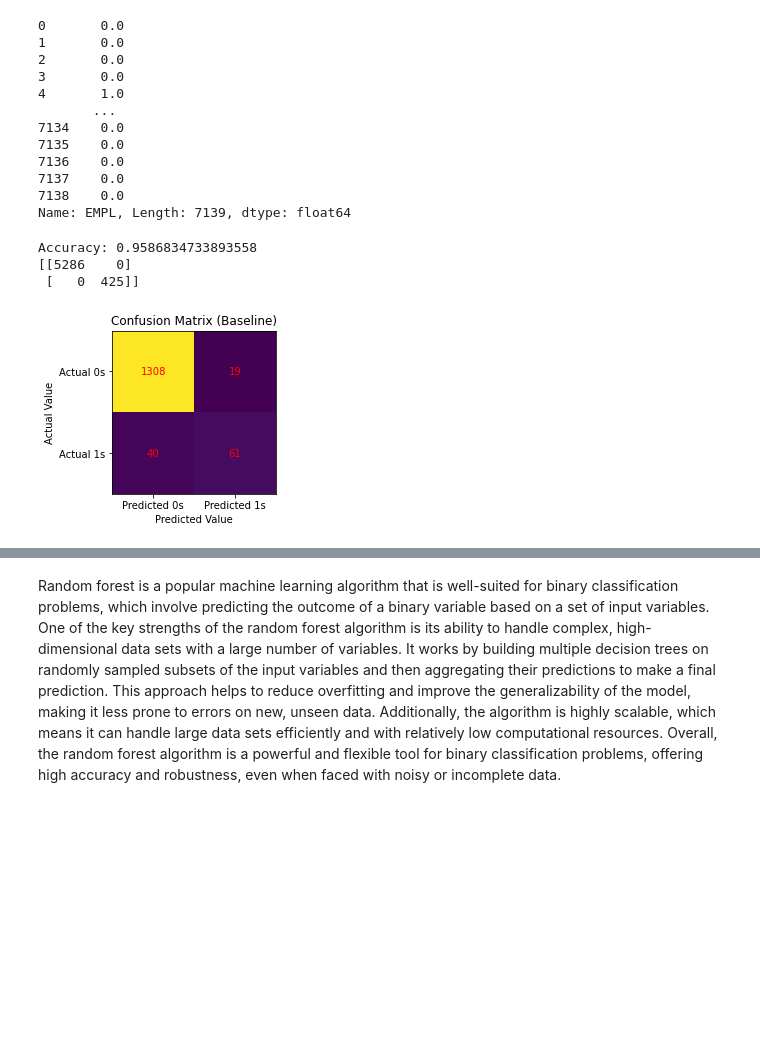
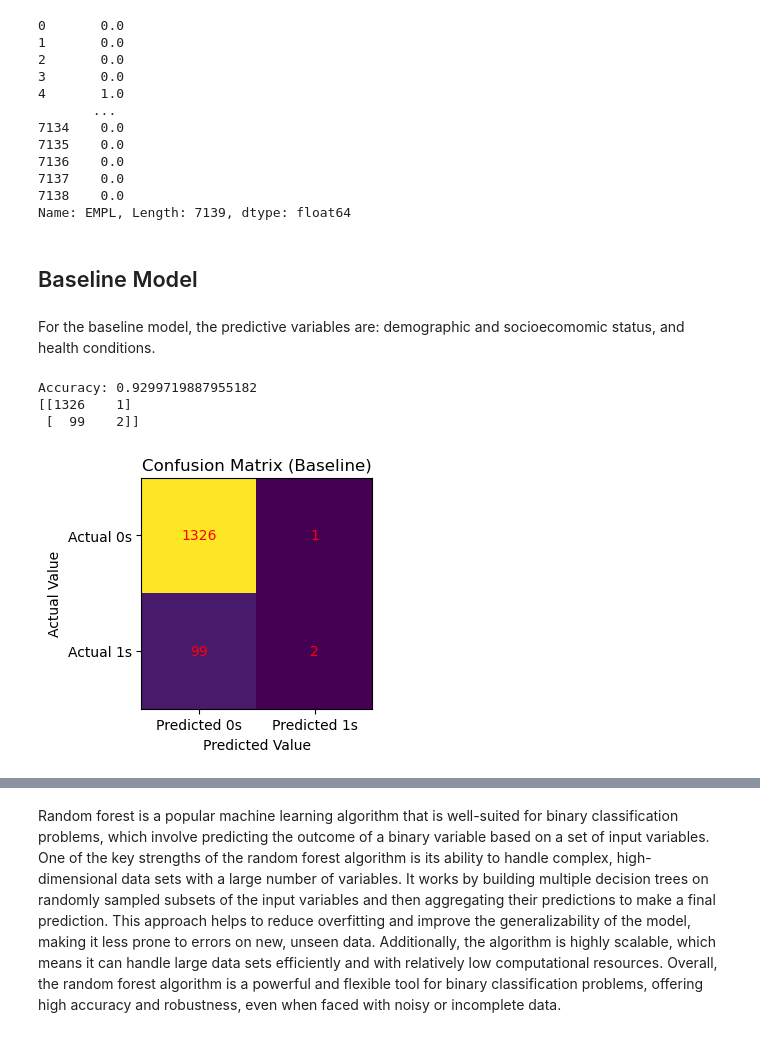
Before and after one commit to xinyao-yi/Psychedelic_Mushroom_Cogs209_Repo, a Jupyter notebook: miniproject1_ranfor.ipynb, the cells around one changed output, grey strips where cells are left out. Cells and saved outputs as stored; diff of their text form; code cells hidden in the pictures; blank space fills up the shorter version.

```diff
--- a/miniproject1_ranfor.ipynb
+++ b/miniproject1_ranfor.ipynb
@@ -8,8 +9,8 @@ import matplotlib.pyplot as plt
 import pandas as pd
 
 # Load the dataset into a pandas dataframe
-df = pd.read_csv('AHRI_DATASET_PM_MANUSCRIPT_DATA.csv')
-df
+df = pd.read_csv('Data/Psychedelic_mushroom_DATA.csv')
+df.head(5)
 # %% [output]
 |  | CASEID_7139 | COHORTS | PYS_USE_VENN | PSY_USE_YN | PM_USE_YN | PM_USE_ONLY_YN | PM_VS_PSY_YN | SEX | ... |
 | 0 | 1 | 1.0 | 1.0 | 1.0 | 1.0 | 1.0 | 2.0 | 0 | ... |
@@ -69,54 +63,56 @@ df.EMPL
 7137    0.0
 7138    0.0
 Name: EMPL, Length: 7139, dtype: float64
+# %% [markdown]
+## Baseline Model
+# %% [markdown]
+For the baseline model, the predictive variables are: demographic and socioecomomic status, and health conditions.
 # %%
-X = df[['SEX', 'AGE', 'ETHNICITY', 'HLS_YN','REGION', 'INSURANCE',
-        'PM2_FREQ_COVID','PM3_FREQ_POLITICS',
-        'PSY1_POSITIVE_USE', 'PSY2_GEN_HEALTH', 'PSY2_DIAG_CONDITION', 'PSY2_UNDIAG_CONCERN', 'PSY2_NO_KNOWLEDGE']]
-y = df['label']
+X1 = df[['SEX', 'AGE', 'ETHNICITY', 'HLS_YN', 'REGION', 'INSURANCE',
+        'BMI', 'C_TOTAL', 'C_DP', 'C_ANX', 'C_PN', 'C_ALL', 'C_MI', 'C_INSOM', 'C_HYP', 'C_DH', 'C_SA', 'C_GERD', 'C_CS', 'C_LIP',
+        'CCI_SCORE', 'GAD7_SCORE', 'PHQ9_SCORE', 'GAD7_GE10', 'PHQ9_GE10', 'PCS12', 'MCS12', 'VR6D']]
+y1 = df['label']
 
 # Split data into training and testing sets
-X_train, X_test, y_train, y_test = train_test_split(X, y, test_size=0.2, random_state=42)
+X1_train, X1_test, y1_train, y1_test = train_test_split(X1, y1, test_size=0.2, random_state=42)
 
 # # Fit a random forest model
-rf = RandomForestClassifier(n_estimators=100, random_state=42)
-rf.fit(X_train, y_train)
-
+rf1 = RandomForestClassifier(n_estimators=100, random_state=42)
+rf1.fit(X1_train, y1_train)
 
 
 # Evaluate model performance on test set
-accuracy = rf.score(X_test, y_test)
+accuracy = rf1.score(X1_test, y1_test)
 print(f"Accuracy: {accuracy}")
 
 
-
 # lr = LogisticRegression(C=1.0)
-# lr.fit(X_train, y_train)
-# accuracy = lr.score(X_test, y_test)
+# lr.fit(X1_train, y1_train)
+# accuracy = lr.score(X1_test, y1_test)
 # print(f"Accuracy: {accuracy}")
 
-predictions = rf.predict(X_test)
-cm = confusion_matrix(y_test, predictions)
-print(conf_mat)
+predictions = rf1.predict(X1_test)
+cm = confusion_matrix(y1_test, predictions)
+print(cm)
 
-# conf_mat = confusion_matrix(y, model1.predict(X1))
+# conf_mat = confusion_matrix(y1, model1.predict(X1))
 fig, ax = plt.subplots(figsize=(3, 3))
 
 ax.imshow(cm)
 ax.grid(False)
 ax.set_title('Confusion Matrix (Baseline)')
 ax.set_xlabel('Predicted Value')
 ax.set_ylabel('Actual Value')
 
 ax.xaxis.set(ticks=(0, 1), ticklabels=('Predicted 0s', 'Predicted 1s'))
 ax.yaxis.set(ticks=(0, 1), ticklabels=('Actual 0s', 'Actual 1s'))
 ax.set_ylim(1.5, -0.5)
 for i in range(2):
     for j in range(2):
         ax.text(j, i, cm[i, j], ha='center', va='center', color='red')
 plt.show()
 # %% [output]
-Accuracy: 0.9586834733893558
-[[5286    0]
- [   0  425]]
+Accuracy: 0.9299719887955182
+[[1326    1]
+ [  99    2]]
-[figure, old version]
+[figure, new version]
```
Also changed, not shown: parts of 16 cells of this notebook, 2 other files.
